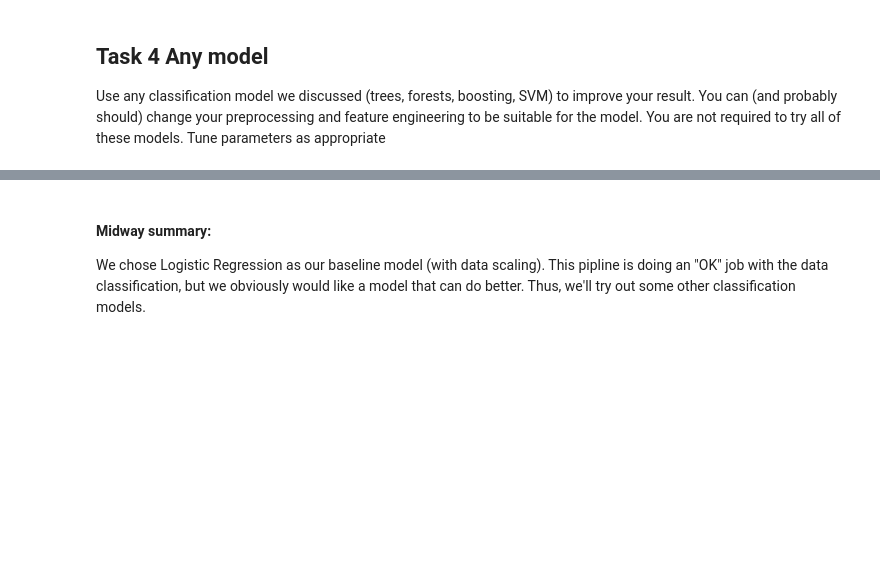
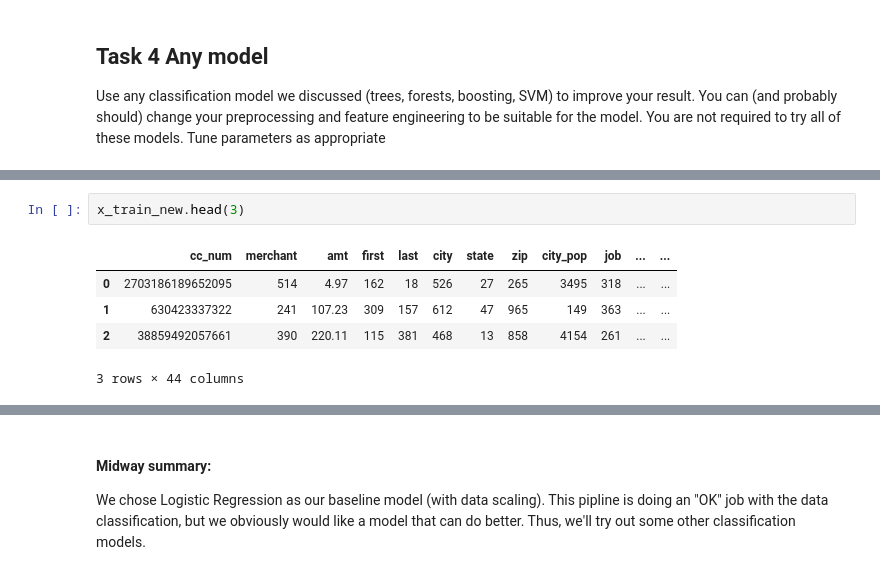
Before and after one commit to Matt88Ac/AdvancedML_Assignment2, a Jupyter notebook: Advanced Machine Learning - HW #2.ipynb, the cells around one changed output, grey strips where cells are left out. Cells and saved outputs as stored; diff of their text form; blank space fills up the shorter version.

```diff
--- a/Advanced Machine Learning - HW #2.ipynb
+++ b/Advanced Machine Learning - HW #2.ipynb
@@ -1085 +1180,9 @@ x_train.head(3)
+# %%
+x_train_new.head(3)
+# %% [output]
+|  | cc_num | merchant | amt | first | last | city | state | zip | city_pop | job | ... | ... |
+| 0 | 2703186189652095 | 514 | 4.97 | 162 | 18 | 526 | 27 | 265 | 3495 | 318 | ... | ... |
+| 1 | 630423337322 | 241 | 107.23 | 309 | 157 | 612 | 47 | 965 | 149 | 363 | ... | ... |
+| 2 | 38859492057661 | 390 | 220.11 | 115 | 381 | 468 | 13 | 858 | 4154 | 261 | ... | ... |
+3 rows × 44 columns
 # %%
```
Also changed, not shown: parts of 18 cells of this notebook.
